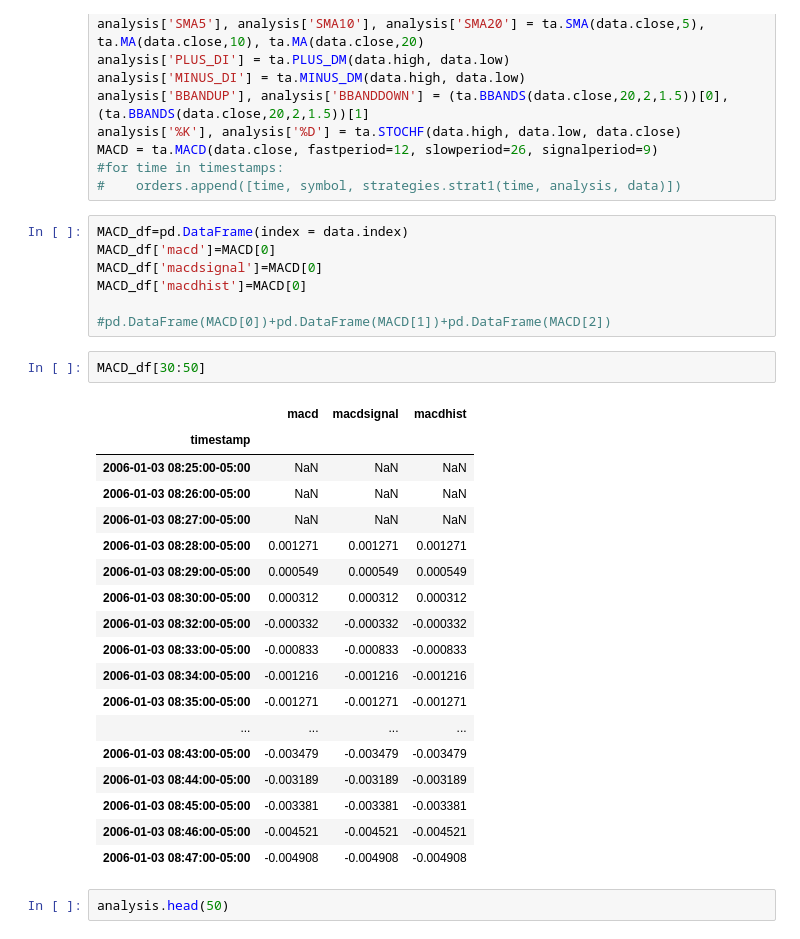
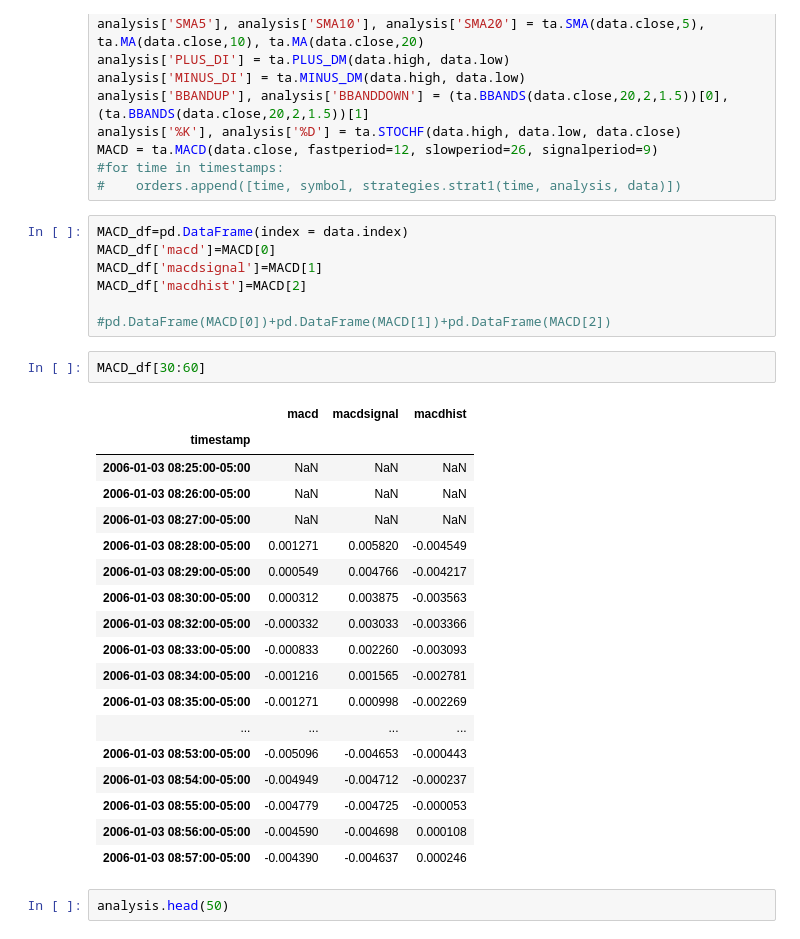
Before and after one commit to hjeffreywang/Alpaca-Algotrading--Legacy-, a Jupyter notebook: TA_lib.ipynb, the cells around one changed output. Saved outputs shown, nothing was run; the diff lists cells and outputs as text.

```diff
--- a/TA_lib.ipynb
+++ b/TA_lib.ipynb
@@ -40,31 +40,31 @@ MACD = ta.MACD(data.close, fastperiod=12, slowperiod=26, signalperiod=9)
 # %%
 MACD_df=pd.DataFrame(index = data.index)
 MACD_df['macd']=MACD[0]
-MACD_df['macdsignal']=MACD[0]
-MACD_df['macdhist']=MACD[0]
+MACD_df['macdsignal']=MACD[1]
+MACD_df['macdhist']=MACD[2]
 
 #pd.DataFrame(MACD[0])+pd.DataFrame(MACD[1])+pd.DataFrame(MACD[2])
 # %%
-MACD_df[30:50]
+MACD_df[30:60]
 # %% [output]
 |  | macd | macdsignal | macdhist |
 | timestamp |  |  |  |
 | 2006-01-03 08:25:00-05:00 | NaN | NaN | NaN |
 | 2006-01-03 08:26:00-05:00 | NaN | NaN | NaN |
 | 2006-01-03 08:27:00-05:00 | NaN | NaN | NaN |
-| 2006-01-03 08:28:00-05:00 | 0.001271 | 0.001271 | 0.001271 |
-| 2006-01-03 08:29:00-05:00 | 0.000549 | 0.000549 | 0.000549 |
-| 2006-01-03 08:30:00-05:00 | 0.000312 | 0.000312 | 0.000312 |
-| 2006-01-03 08:32:00-05:00 | -0.000332 | -0.000332 | -0.000332 |
-| 2006-01-03 08:33:00-05:00 | -0.000833 | -0.000833 | -0.000833 |
-| 2006-01-03 08:34:00-05:00 | -0.001216 | -0.001216 | -0.001216 |
-| 2006-01-03 08:35:00-05:00 | -0.001271 | -0.001271 | -0.001271 |
+| 2006-01-03 08:28:00-05:00 | 0.001271 | 0.005820 | -0.004549 |
+| 2006-01-03 08:29:00-05:00 | 0.000549 | 0.004766 | -0.004217 |
+| 2006-01-03 08:30:00-05:00 | 0.000312 | 0.003875 | -0.003563 |
+| 2006-01-03 08:32:00-05:00 | -0.000332 | 0.003033 | -0.003366 |
+| 2006-01-03 08:33:00-05:00 | -0.000833 | 0.002260 | -0.003093 |
+| 2006-01-03 08:34:00-05:00 | -0.001216 | 0.001565 | -0.002781 |
+| 2006-01-03 08:35:00-05:00 | -0.001271 | 0.000998 | -0.002269 |
 | ... | ... | ... | ... |
-| 2006-01-03 08:43:00-05:00 | -0.003479 | -0.003479 | -0.003479 |
-| 2006-01-03 08:44:00-05:00 | -0.003189 | -0.003189 | -0.003189 |
-| 2006-01-03 08:45:00-05:00 | -0.003381 | -0.003381 | -0.003381 |
-| 2006-01-03 08:46:00-05:00 | -0.004521 | -0.004521 | -0.004521 |
-| 2006-01-03 08:47:00-05:00 | -0.004908 | -0.004908 | -0.004908 |
+| 2006-01-03 08:53:00-05:00 | -0.005096 | -0.004653 | -0.000443 |
+| 2006-01-03 08:54:00-05:00 | -0.004949 | -0.004712 | -0.000237 |
+| 2006-01-03 08:55:00-05:00 | -0.004779 | -0.004725 | -0.000053 |
+| 2006-01-03 08:56:00-05:00 | -0.004590 | -0.004698 | 0.000108 |
+| 2006-01-03 08:57:00-05:00 | -0.004390 | -0.004637 | 0.000246 |
 # %%
 analysis.head(50)
 # %% [output]
```
Also changed, not shown: 2 other files.
